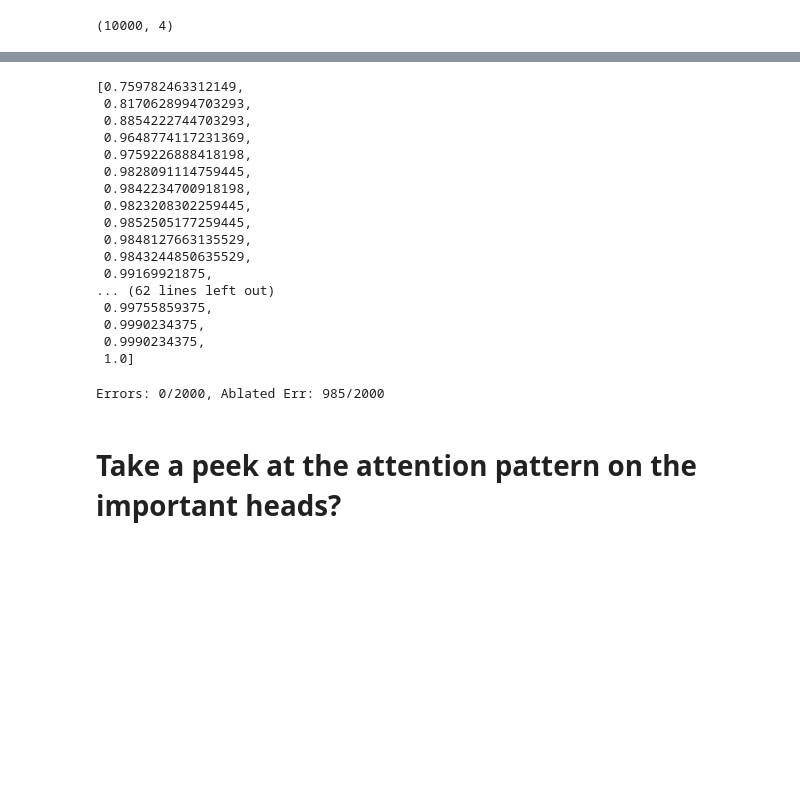
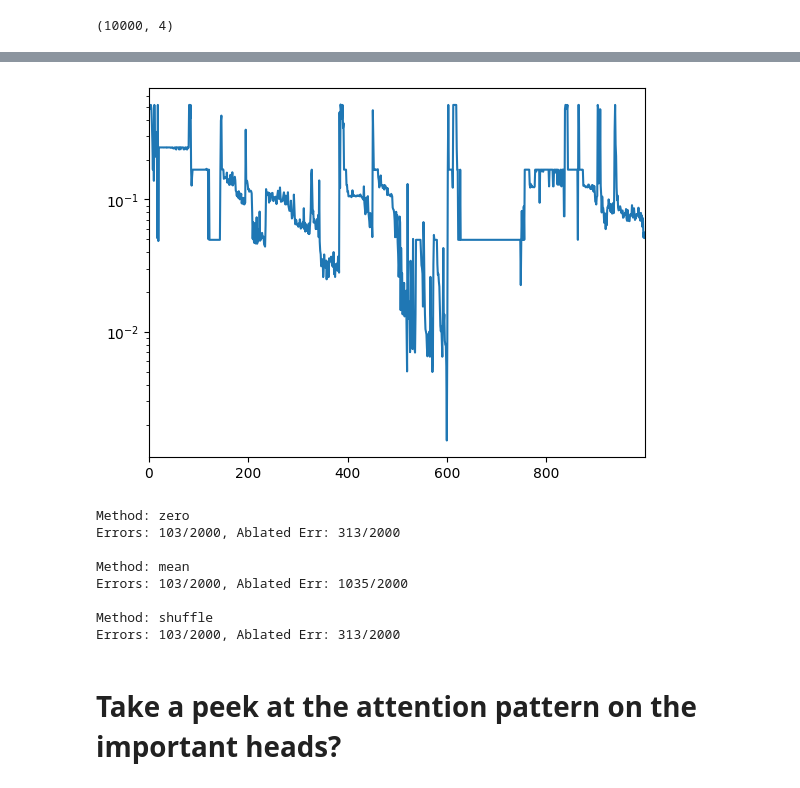
Before and after one commit to evanhanders/circuits-benchmark-saes, a Jupyter notebook: quick-experiments/parens_bench_siit_and_sae.ipynb, the cells around one changed output, grey strips where cells are left out. Saved outputs shown, nothing was run; the diff lists cells and outputs as text; code cells hidden in the pictures; blank space fills up the shorter version.

```diff
--- a/quick-experiments/parens_bench_siit_and_sae.ipynb
+++ b/quick-experiments/parens_bench_siit_and_sae.ipynb
@@ -115,49 +114,48 @@ plt.show()
 # %%
-results['test_IIA']
+import numpy as np
+steps = np.arange(len(np.array(results['test_IIA'])))
+plt.figure()
+plt.semilogy(steps, 1 - np.array(results['test_IIA']))
+plt.xlim(0, steps.max())
+plt.show()
 # %% [output]
-[0.759782463312149,
- 0.8170628994703293,
- 0.8854222744703293,
- 0.9648774117231369,
- 0.9759226888418198,
- 0.9828091114759445,
- 0.9842234700918198,
- 0.9823208302259445,
- 0.9852505177259445,
- 0.9848127663135529,
- 0.9843244850635529,
- 0.99169921875,
-... (62 lines left out)
- 0.99755859375,
- 0.9990234375,
- 0.9990234375,
- 1.0]
+[figure, added]
 # %%
 from functools import partial
 from siit_utils import make_post_ablation_hook
-tot = 0
-errors = 0
-ablated_errors = 0
-for b in trainer.test_dataloaders[0]:
-    tokens, labels = b
-    logits, cache = ll_model.run_with_cache(tokens)
-    output_labels = t.round(t.sigmoid(logits)[:,-1,-1])
-    sumdiff = (labels.cuda() != output_labels.float()).sum().item()
 
-    hooks = []
-    for node in unused_nodes:
-        hooks.append((node.name, make_post_ablation_hook(ll_node=node, ll_cache=cache, method='mean')))
-    ablated_logits = ll_model.run_with_hooks(tokens, fwd_hooks=hooks)
+for method in ['zero', 'mean', 'shuffle']:
+    tot = 0
+    errors = 0
+    ablated_errors = 0
+    for b in trainer.test_dataloaders[0]:
+        tokens, labels = b
+        logits, cache = ll_model.run_with_cache(tokens)
+        output_labels = t.round(t.sigmoid(logits)[:,-1,-1])
+        sumdiff = (labels.cuda() != output_labels.float()).sum().item()
 
-    ablated_labels = t.round(t.sigmoid(ablated_logits)[:,-1,-1])
-    ablated_sumdiff = (labels.cuda() != ablated_labels.float()).sum().item()
+        hooks = []
+        for node in unused_nodes:
+            hooks.append((node.name, make_post_ablation_hook(ll_node=node, ll_cache=cache, method=method)))
+        ablated_logits = ll_model.run_with_hooks(tokens, fwd_hooks=hooks)
 
-    errors += sumdiff
-    ablated_errors += ablated_sumdiff
-    tot += labels.numel()
-print(f'Errors: {errors}/{tot}, Ablated Err: {ablated_errors}/{tot}')
+        ablated_labels = t.round(t.sigmoid(ablated_logits)[:,-1,-1])
+        ablated_sumdiff = (labels.cuda() != ablated_labels.float()).sum().item()
+
+        errors += sumdiff
+        ablated_errors += ablated_sumdiff
+        tot += labels.numel()
+    print(f'Method: {method}')
+    print(f'Errors: {errors}/{tot}, Ablated Err: {ablated_errors}/{tot}\n')
 # %% [output]
-Errors: 0/2000, Ablated Err: 985/2000
+Method: zero
+Errors: 103/2000, Ablated Err: 313/2000
+
+Method: mean
+Errors: 103/2000, Ablated Err: 1035/2000
+
+Method: shuffle
+Errors: 103/2000, Ablated Err: 313/2000
 # %%
 #TODO: Add lines to save model to huggingface.
 # %% [markdown]
```
Also changed, not shown: parts of 5 cells of this notebook, 1 other file.
